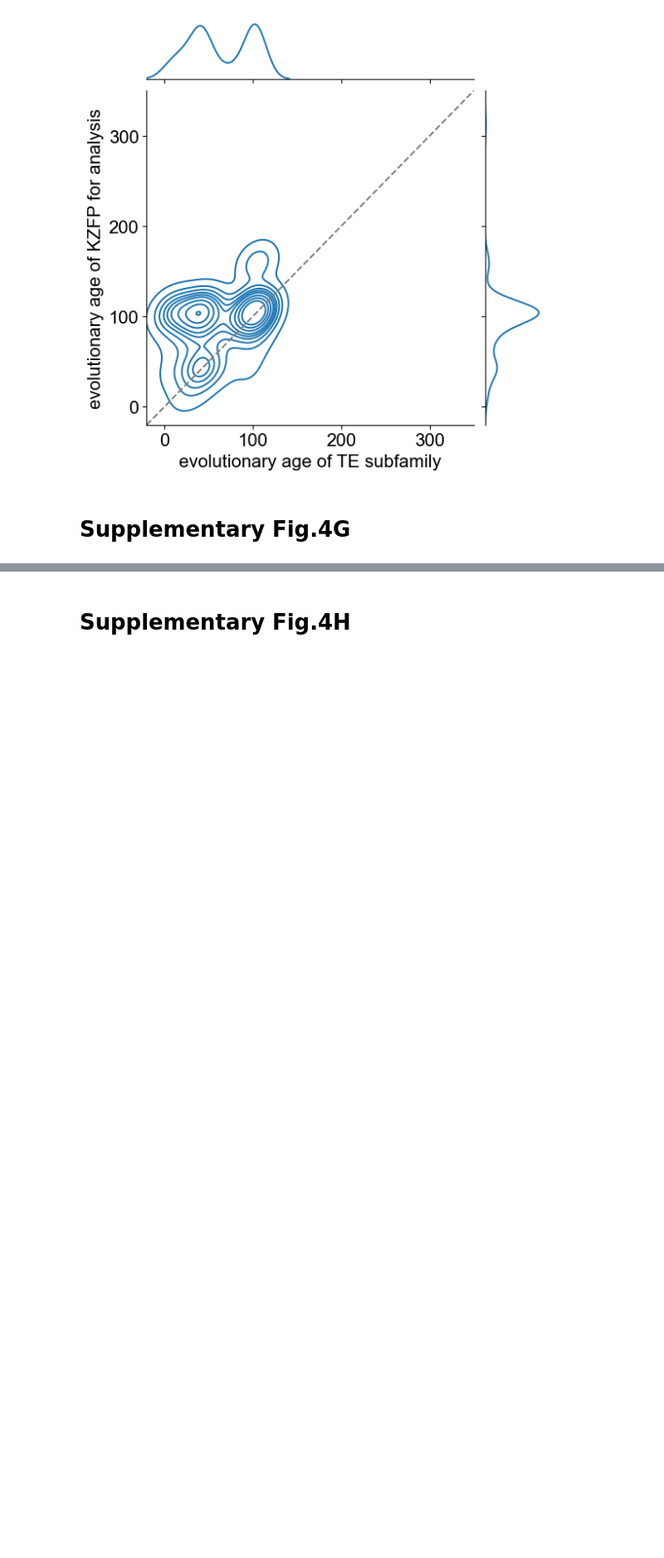
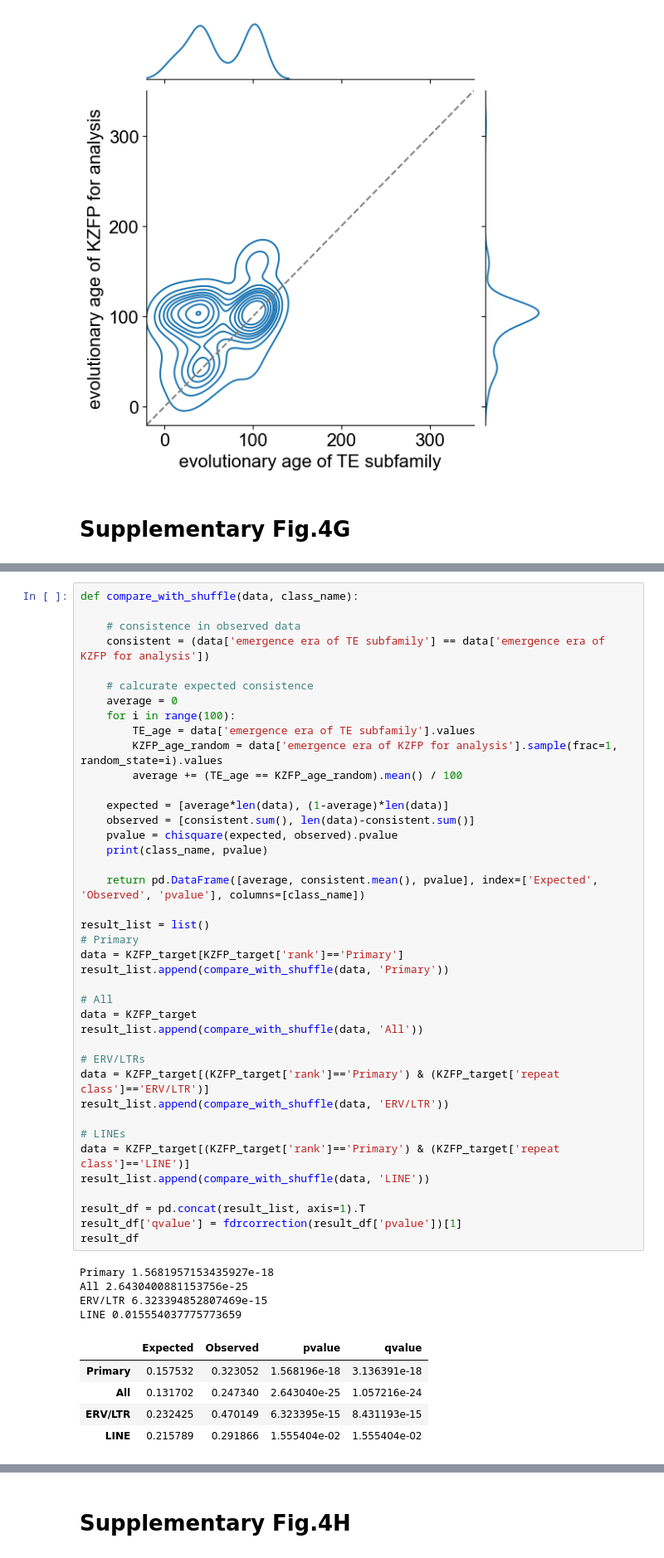
Before and after one commit to hmdlab/Evolutionary-Arms-Race, a Jupyter notebook: notebook/Supplementary_Fig4.ipynb, the cells around one changed output, grey strips where cells are left out. Shown: that part at 83% size. Cells and saved outputs as stored; diff of their text form; blank space fills up the shorter version.

```diff
--- a/notebook/Supplementary_Fig4.ipynb
+++ b/notebook/Supplementary_Fig4.ipynb
@@ -352,2 +307,52 @@ All 1.7135806039272433e-25
+# %%
+def compare_with_shuffle(data, class_name):
+
+    # consistence in observed data
+    consistent = (data['emergence era of TE subfamily'] == data['emergence era of KZFP for analysis'])
+
+    # calcurate expected consistence
+    average = 0
+    for i in range(100):
+        TE_age = data['emergence era of TE subfamily'].values
+        KZFP_age_random = data['emergence era of KZFP for analysis'].sample(frac=1, random_state=i).values
+        average += (TE_age == KZFP_age_random).mean() / 100
+
+    expected = [average*len(data), (1-average)*len(data)]
+    observed = [consistent.sum(), len(data)-consistent.sum()]
+    pvalue = chisquare(expected, observed).pvalue
+    print(class_name, pvalue)
+
+    return pd.DataFrame([average, consistent.mean(), pvalue], index=['Expected', 'Observed', 'pvalue'], columns=[class_name])
+
+result_list = list()
+# Primary
+data = KZFP_target[KZFP_target['rank']=='Primary']
+result_list.append(compare_with_shuffle(data, 'Primary'))
+
+# All
+data = KZFP_target
+result_list.append(compare_with_shuffle(data, 'All'))
+
+# ERV/LTRs
+data = KZFP_target[(KZFP_target['rank']=='Primary') & (KZFP_target['repeat class']=='ERV/LTR')]
+result_list.append(compare_with_shuffle(data, 'ERV/LTR'))
+
+# LINEs
+data = KZFP_target[(KZFP_target['rank']=='Primary') & (KZFP_target['repeat class']=='LINE')]
+result_list.append(compare_with_shuffle(data, 'LINE'))
+
+result_df = pd.concat(result_list, axis=1).T
+result_df['qvalue'] = fdrcorrection(result_df['pvalue'])[1]
+result_df
+# %% [output]
+Primary 1.5681957153435927e-18
+All 2.6430400881153756e-25
+ERV/LTR 6.323394852807469e-15
+LINE 0.015554037775773659
+|  | Expected | Observed | pvalue | qvalue |
+| Primary | 0.157532 | 0.323052 | 1.568196e-18 | 3.136391e-18 |
+| All | 0.131702 | 0.247340 | 2.643040e-25 | 1.057216e-24 |
+| ERV/LTR | 0.232425 | 0.470149 | 6.323395e-15 | 8.431193e-15 |
+| LINE | 0.215789 | 0.291866 | 1.555404e-02 | 1.555404e-02 |
 # %%
 # visualization
```
Also changed, not shown: parts of 2 cells of this notebook.
